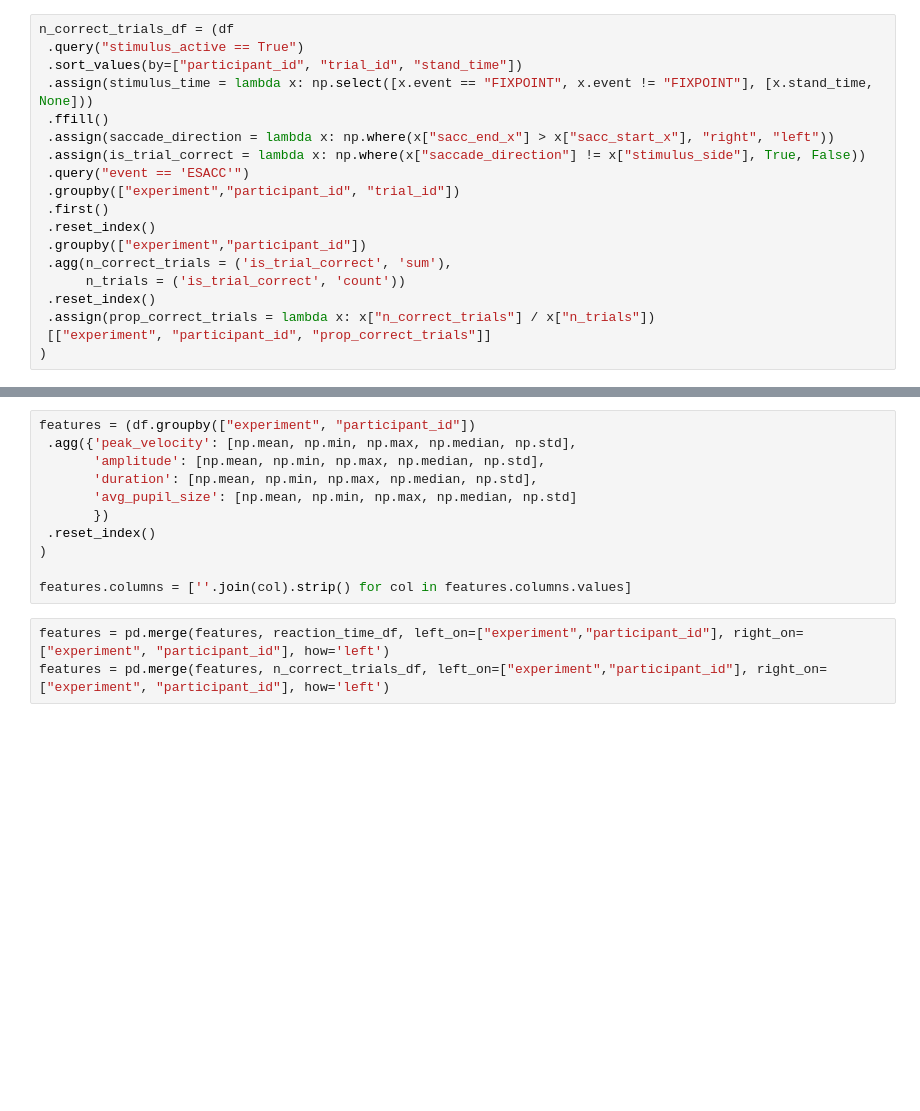
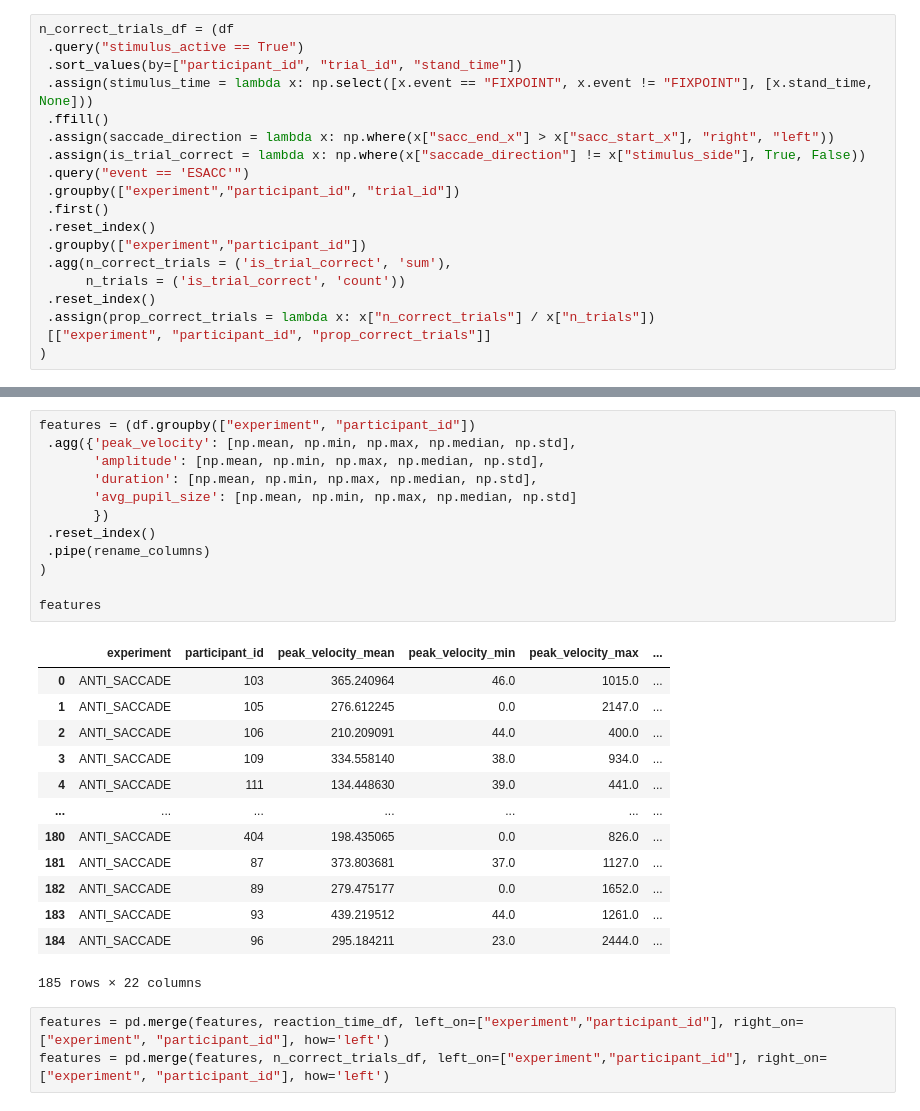
Before and after one commit to krusand/Analyzing-concussions-through-eyetracking-measurements, a Jupyter notebook: src/features.ipynb, the cells around one changed output, grey strips where cells are left out. Drawn from its saved outputs; the diff is of its cells as text; blank space fills up the shorter version.

```diff
--- a/src/features.ipynb
+++ b/src/features.ipynb
@@ -69,14 +61,29 @@ reaction_time_df = (df
 # %%
 features = (df.groupby(["experiment", "participant_id"])
  .agg({'peak_velocity': [np.mean, np.min, np.max, np.median, np.std],
        'amplitude': [np.mean, np.min, np.max, np.median, np.std],
        'duration': [np.mean, np.min, np.max, np.median, np.std],
        'avg_pupil_size': [np.mean, np.min, np.max, np.median, np.std]
        })
  .reset_index()
+ .pipe(rename_columns)
 )
 
-features.columns = [''.join(col).strip() for col in features.columns.values]
+features
+# %% [output]
+|  | experiment | participant_id | peak_velocity_mean | peak_velocity_min | peak_velocity_max | ... |
+| 0 | ANTI_SACCADE | 103 | 365.240964 | 46.0 | 1015.0 | ... |
+| 1 | ANTI_SACCADE | 105 | 276.612245 | 0.0 | 2147.0 | ... |
+| 2 | ANTI_SACCADE | 106 | 210.209091 | 44.0 | 400.0 | ... |
+| 3 | ANTI_SACCADE | 109 | 334.558140 | 38.0 | 934.0 | ... |
+| 4 | ANTI_SACCADE | 111 | 134.448630 | 39.0 | 441.0 | ... |
+| ... | ... | ... | ... | ... | ... | ... |
+| 180 | ANTI_SACCADE | 404 | 198.435065 | 0.0 | 826.0 | ... |
+| 181 | ANTI_SACCADE | 87 | 373.803681 | 37.0 | 1127.0 | ... |
+| 182 | ANTI_SACCADE | 89 | 279.475177 | 0.0 | 1652.0 | ... |
+| 183 | ANTI_SACCADE | 93 | 439.219512 | 44.0 | 1261.0 | ... |
+| 184 | ANTI_SACCADE | 96 | 295.184211 | 23.0 | 2444.0 | ... |
+185 rows × 22 columns
 # %%
 features = pd.merge(features, reaction_time_df, left_on=["experiment","participant_id"], right_on=["experiment", "participant_id"], how='left')
 features = pd.merge(features, n_correct_trials_df, left_on=["experiment","participant_id"], right_on=["experiment", "participant_id"], how='left')
```
Also changed, not shown: parts of 10 cells of this notebook.
